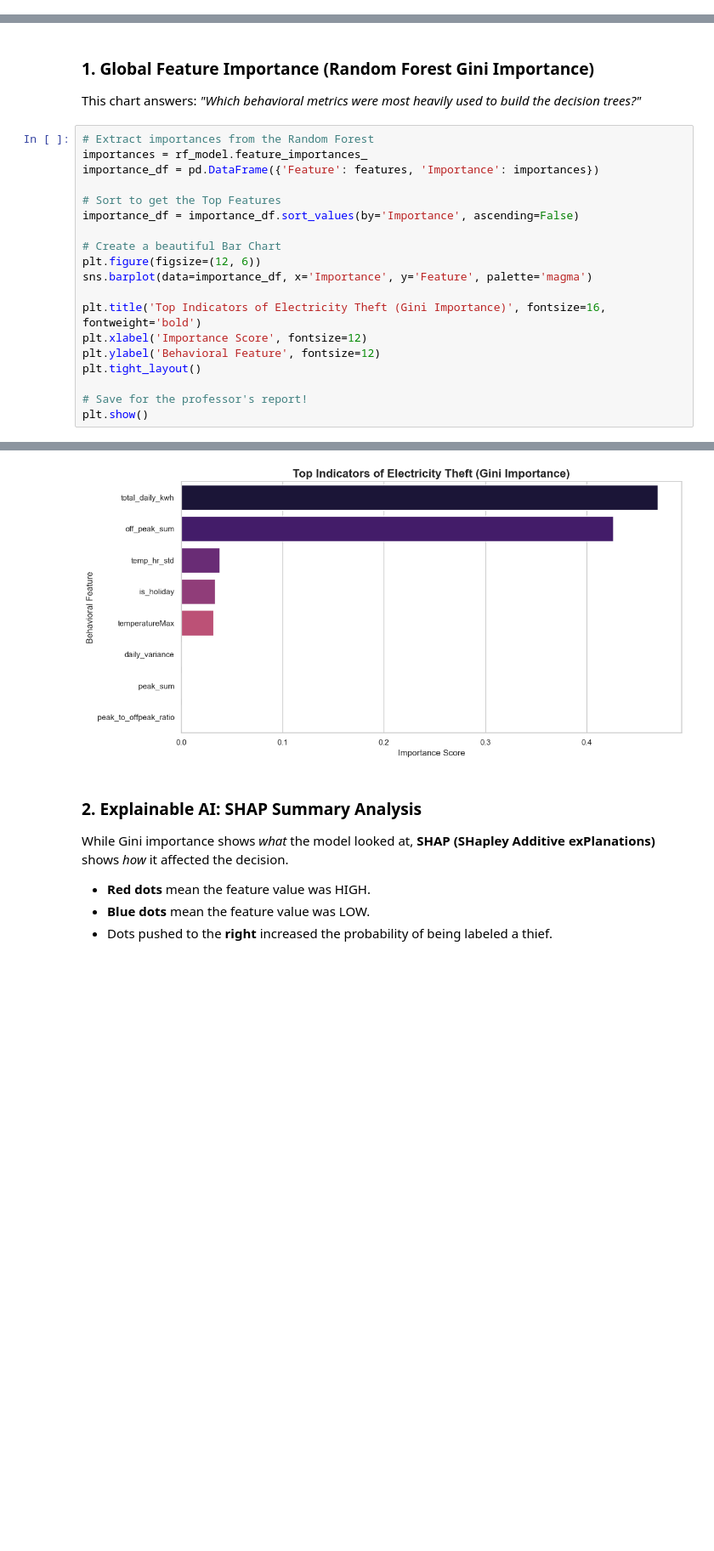
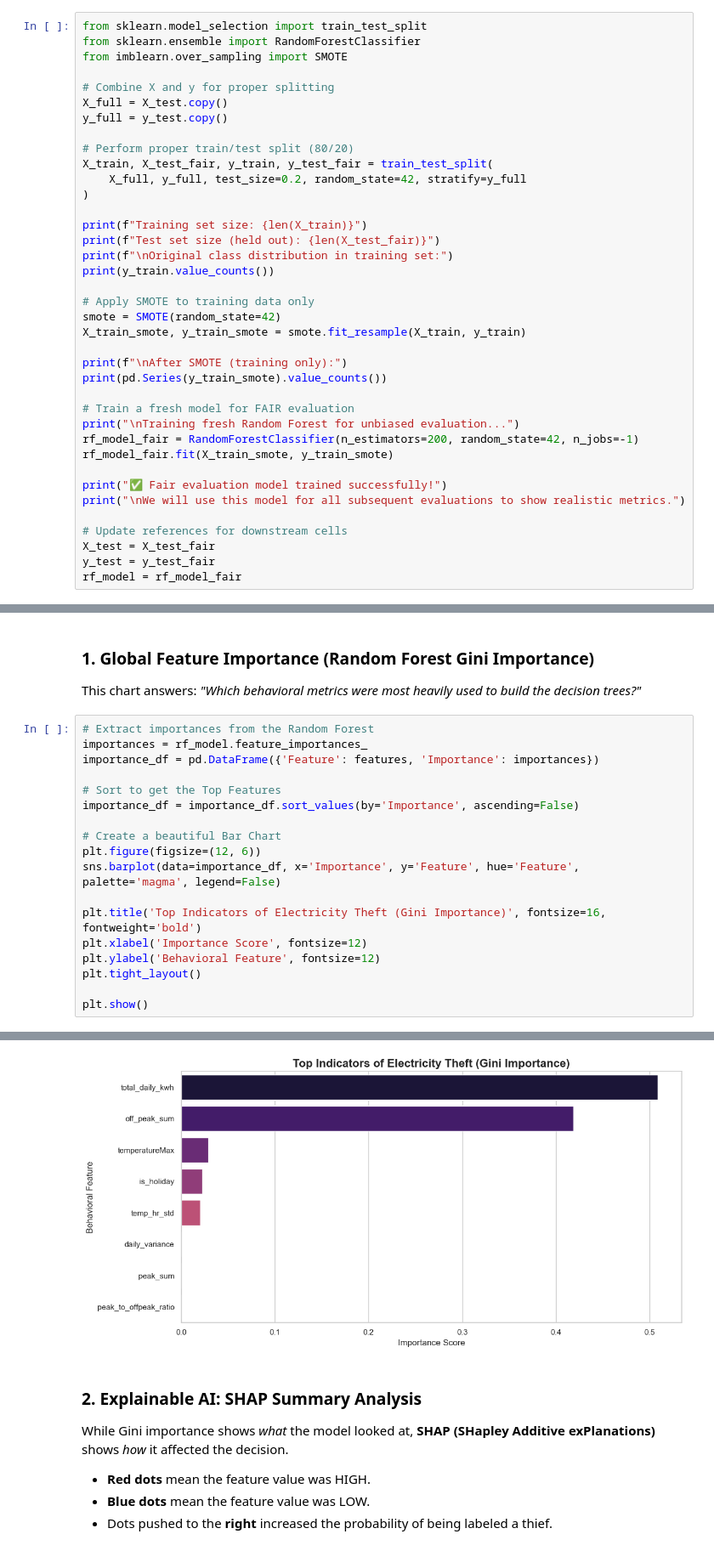
Before and after one commit to PiyushBhavsar22/Detection-of-Abnormal-Electricity-Consumption-Patterns-Using-Data-Mining-Techniques, a Jupyter notebook: Data_Mining_Visualizations.ipynb, the cells around one changed output, grey strips where cells are left out. Shown at 85% size. Cells and saved outputs as stored; diff of their text form; blank space fills up the shorter version.

Commit message:
created more visualization

```diff
--- a/Data_Mining_Visualizations.ipynb
+++ b/Data_Mining_Visualizations.ipynb
@@ -43,0 +65,38 @@ https://scikit-learn.org/stable/model_persistence.html#security-maintainability-
+# %%
+from sklearn.model_selection import train_test_split
+from sklearn.ensemble import RandomForestClassifier
+from imblearn.over_sampling import SMOTE
+
+# Combine X and y for proper splitting
+X_full = X_test.copy()
+y_full = y_test.copy()
+
+# Perform proper train/test split (80/20)
+X_train, X_test_fair, y_train, y_test_fair = train_test_split(
+    X_full, y_full, test_size=0.2, random_state=42, stratify=y_full
+)
+
+print(f"Training set size: {len(X_train)}")
+print(f"Test set size (held out): {len(X_test_fair)}")
+print(f"\nOriginal class distribution in training set:")
+print(y_train.value_counts())
+
+# Apply SMOTE to training data only
+smote = SMOTE(random_state=42)
+X_train_smote, y_train_smote = smote.fit_resample(X_train, y_train)
+
+print(f"\nAfter SMOTE (training only):")
+print(pd.Series(y_train_smote).value_counts())
+
+# Train a fresh model for FAIR evaluation
+print("\nTraining fresh Random Forest for unbiased evaluation...")
+rf_model_fair = RandomForestClassifier(n_estimators=200, random_state=42, n_jobs=-1)
+rf_model_fair.fit(X_train_smote, y_train_smote)
+
+print("✅ Fair evaluation model trained successfully!")
+print("\nWe will use this model for all subsequent evaluations to show realistic metrics.")
+
+# Update references for downstream cells
+X_test = X_test_fair
+y_test = y_test_fair
+rf_model = rf_model_fair
@@ -54,13 +133,12 @@ importance_df = importance_df.sort_values(by='Importance', ascending=False)
 
 # Create a beautiful Bar Chart
 plt.figure(figsize=(12, 6))
-sns.barplot(data=importance_df, x='Importance', y='Feature', palette='magma')
+sns.barplot(data=importance_df, x='Importance', y='Feature', hue='Feature', palette='magma', legend=False)
 
 plt.title('Top Indicators of Electricity Theft (Gini Importance)', fontsize=16, fontweight='bold')
 plt.xlabel('Importance Score', fontsize=12)
 plt.ylabel('Behavioral Feature', fontsize=12)
 plt.tight_layout()
 
-# Save for the professor's report!
 plt.show()
 # %% [output]
@@ -70,4 +145,4 @@ Passing `palette` without assigning `hue` is deprecated and will be removed in v
-[figure, old version]
+[figure, new version]
 # %% [markdown]
 ### 2. Explainable AI: SHAP Summary Analysis
 While Gini importance shows *what* the model looked at, **SHAP (SHapley Additive exPlanations)** shows *how* it affected the decision.
```
Also changed, not shown: parts of 17 cells of this notebook.
